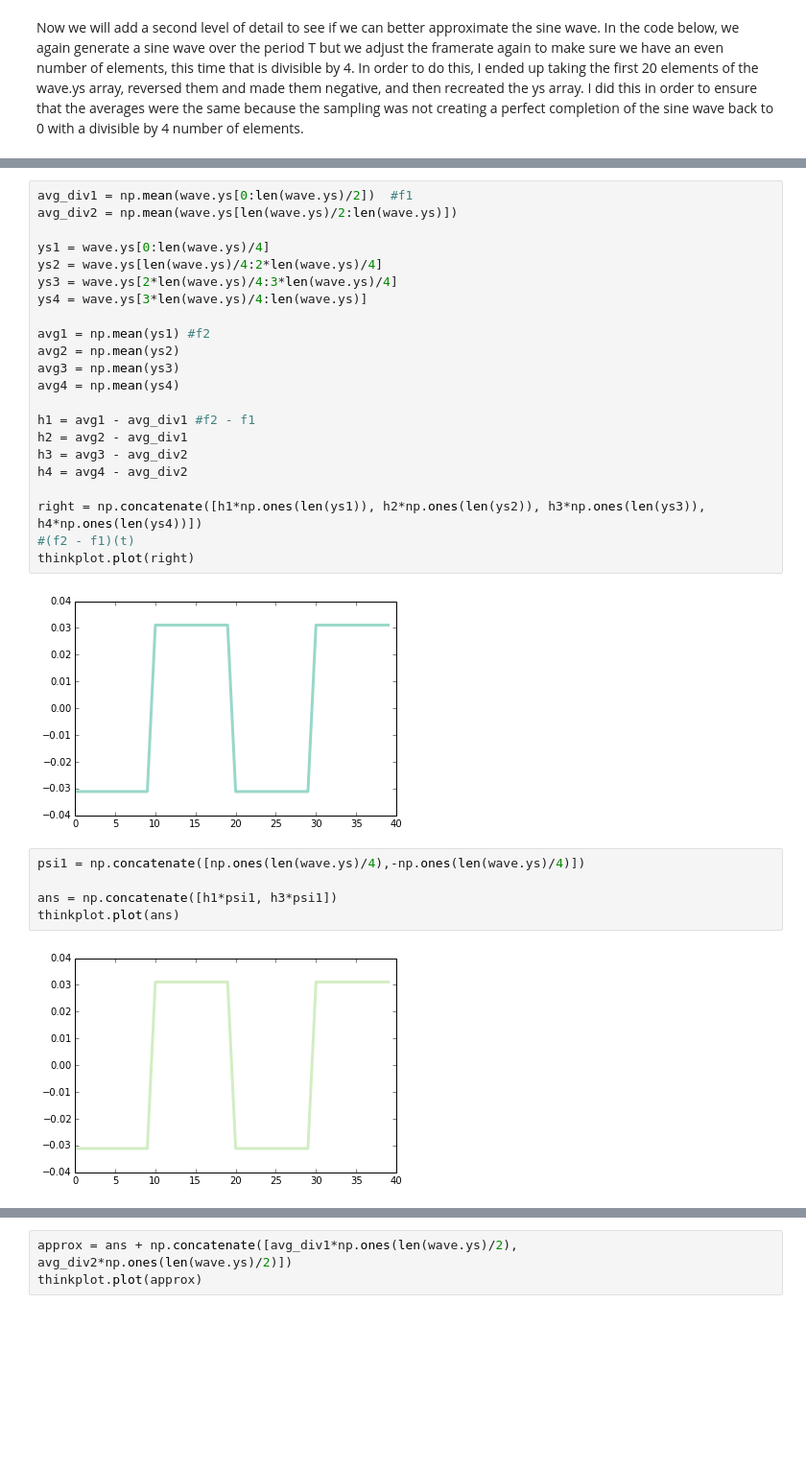
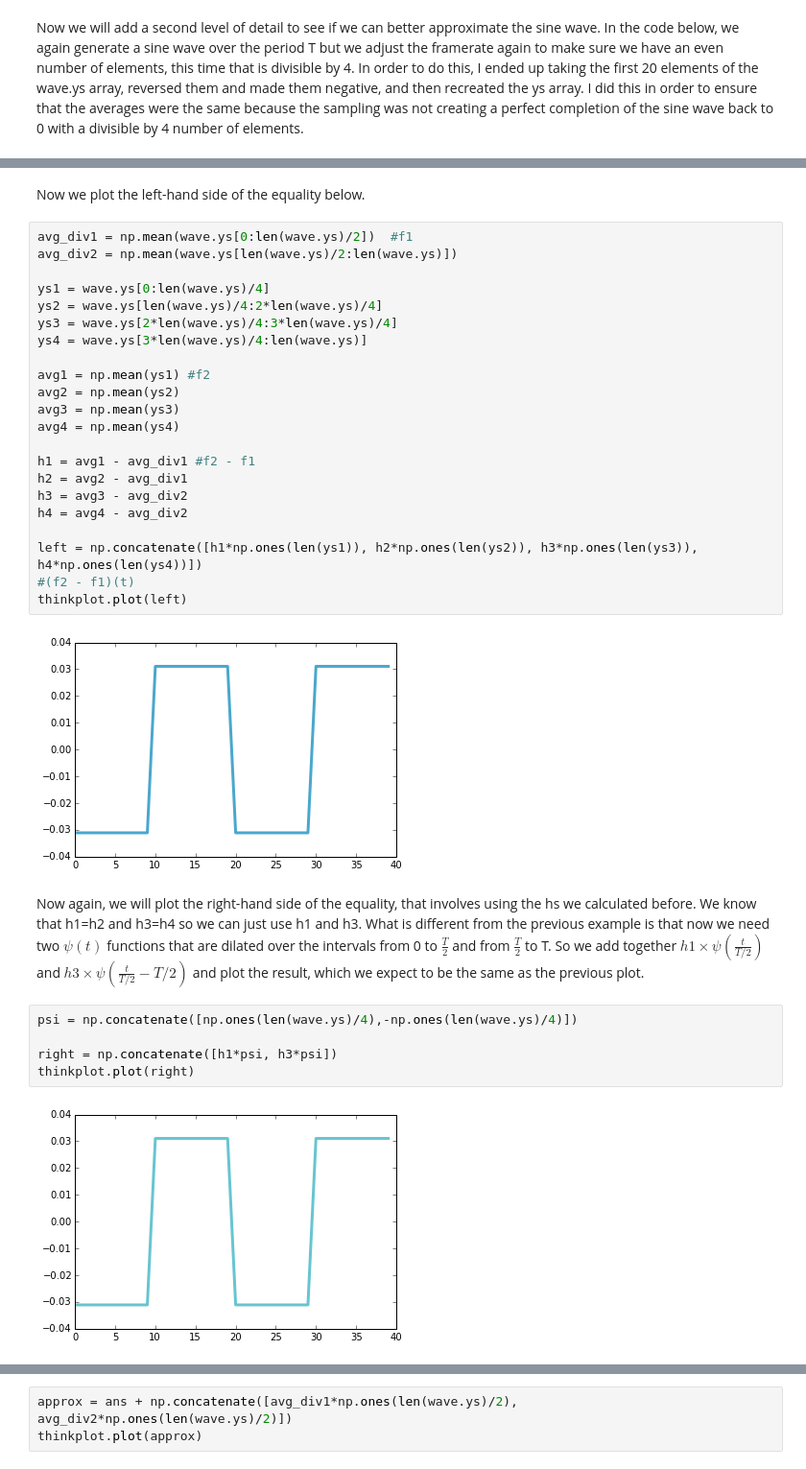
Before and after one commit to dinopants174/SigSys_Final_Project, a Jupyter notebook: ZG_Haar_Wavelet_Test.ipynb, the cells around one changed output, grey strips where cells are left out. Shown at 96% size. Cells and saved outputs as stored; diff of their text form; blank space fills up the shorter version.

```diff
--- a/ZG_Haar_Wavelet_Test.ipynb
+++ b/ZG_Haar_Wavelet_Test.ipynb
@@ -77,3 +94,5 @@ Again, we start with the right-side of the equality. With two levels of detail,
+# %% [markdown]
+Now we plot the left-hand side of the equality below.
 # %%
 avg_div1 = np.mean(wave.ys[0:len(wave.ys)/2])  #f1
 avg_div2 = np.mean(wave.ys[len(wave.ys)/2:len(wave.ys)])
@@ -93,15 +112,17 @@ h2 = avg2 - avg_div1
 h3 = avg3 - avg_div2
 h4 = avg4 - avg_div2
 
-right = np.concatenate([h1*np.ones(len(ys1)), h2*np.ones(len(ys2)), h3*np.ones(len(ys3)), h4*np.ones(len(ys4))])
+left = np.concatenate([h1*np.ones(len(ys1)), h2*np.ones(len(ys2)), h3*np.ones(len(ys3)), h4*np.ones(len(ys4))])
 #(f2 - f1)(t)
-thinkplot.plot(right)
+thinkplot.plot(left)
 # %% [output]
-[figure, old version]
+[figure, new version]
+# %% [markdown]
+Now again, we will plot the right-hand side of the equality, that involves using the hs we calculated before. We know that h1=h2 and h3=h4 so we can just use h1 and h3. What is different from the previous example is that now we need two $\psi(t)$ functions that are dilated over the intervals from 0 to $\frac{T}{2}$ and from $\frac{T}{2}$ to T. So we add together $h1 \times \psi(\frac{t}{T/2})$ and $h3 \times \psi(\frac{t}{T/2} - T/2)$ and plot the result, which we expect to be the same as the previous plot.
 # %%
-psi1 = np.concatenate([np.ones(len(wave.ys)/4),-np.ones(len(wave.ys)/4)])
+psi = np.concatenate([np.ones(len(wave.ys)/4),-np.ones(len(wave.ys)/4)])
 
-ans = np.concatenate([h1*psi1, h3*psi1])
-thinkplot.plot(ans)
+right = np.concatenate([h1*psi, h3*psi])
+thinkplot.plot(right)
 # %% [output]
-[figure, old version]
+[figure, new version]
```
Also changed, not shown: parts of 16 cells of this notebook.
